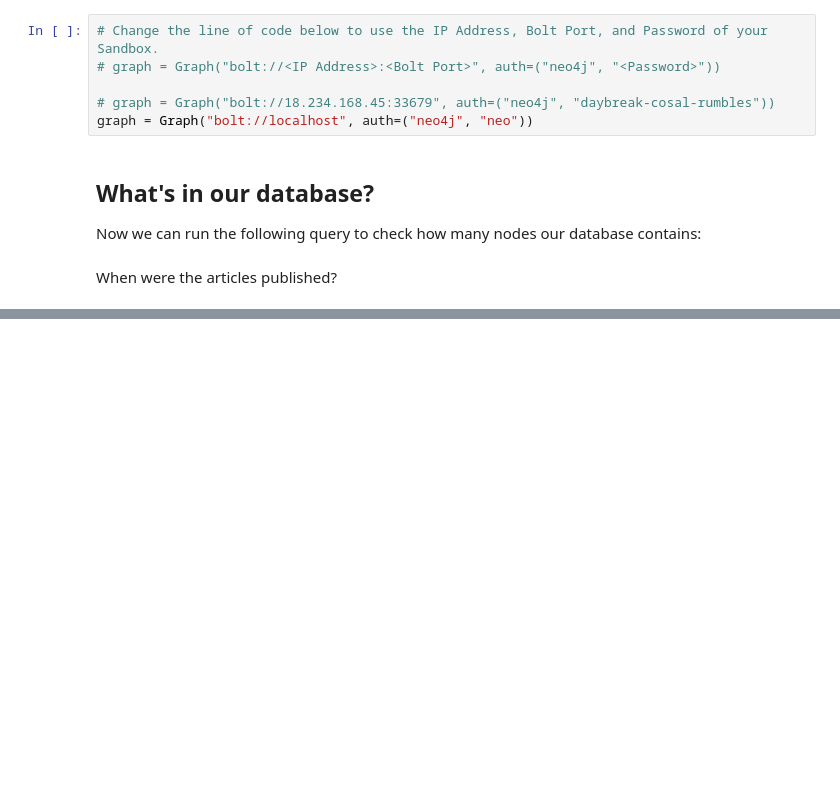
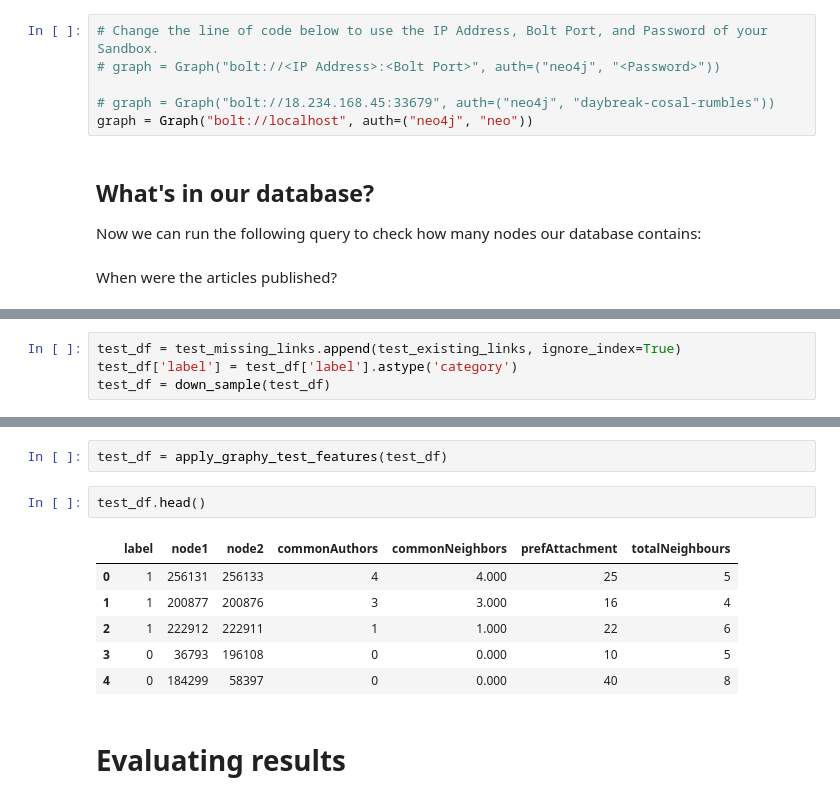
Before and after one commit to mneedham/data-science-training, a Jupyter notebook: 04_Prediction.ipynb, the cells around one changed output, grey strips where cells are left out. Drawn from its saved outputs; the diff is of its cells as text; blank space fills up the shorter version.

```diff
--- a/04_Prediction.ipynb
+++ b/04_Prediction.ipynb
@@ -49,0 +219,4 @@ plt.show()
+# %%
+test_df = test_missing_links.append(test_existing_links, ignore_index=True)
+test_df['label'] = test_df['label'].astype('category')
+test_df = down_sample(test_df)
@@ -49,0 +285,13 @@ plt.show()
+# %%
+test_df = apply_graphy_test_features(test_df)
+# %%
+test_df.head()
+# %% [output]
+|  | label | node1 | node2 | commonAuthors | commonNeighbors | prefAttachment | totalNeighbours |
+| 0 | 1 | 256131 | 256133 | 4 | 4.000 | 25 | 5 |
+| 1 | 1 | 200877 | 200876 | 3 | 3.000 | 16 | 4 |
+| 2 | 1 | 222912 | 222911 | 1 | 1.000 | 22 | 6 |
+| 3 | 0 | 36793 | 196108 | 0 | 0.000 | 10 | 5 |
+| 4 | 0 | 184299 | 58397 | 0 | 0.000 | 40 | 8 |
+# %% [markdown]
+# Evaluating results
```
Also changed, not shown: parts of 23 cells of this notebook, 2 other files.
